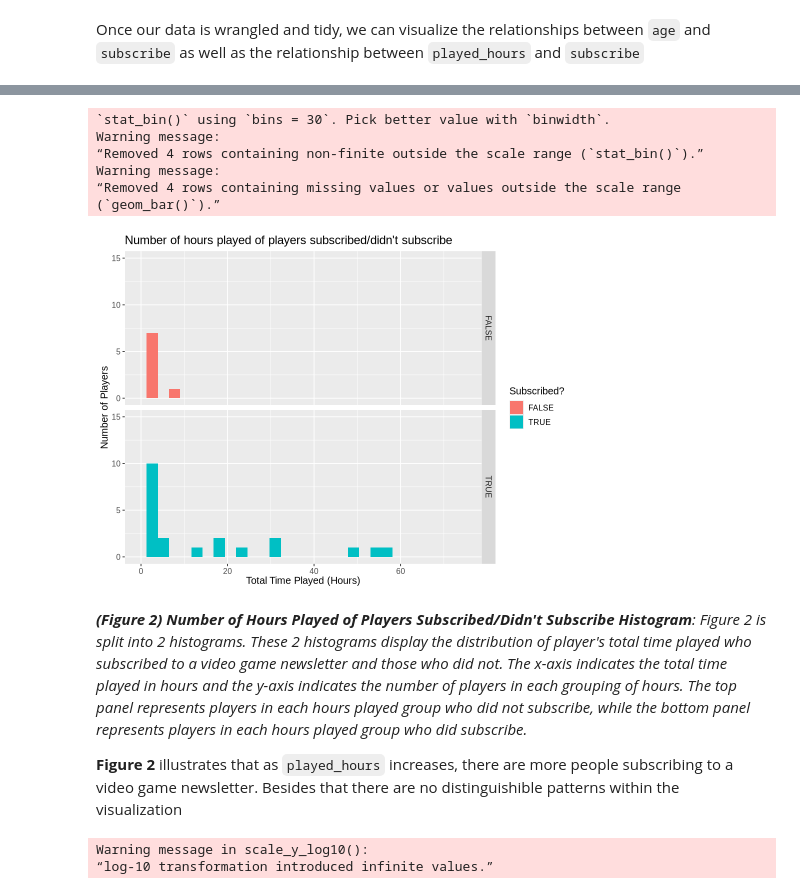
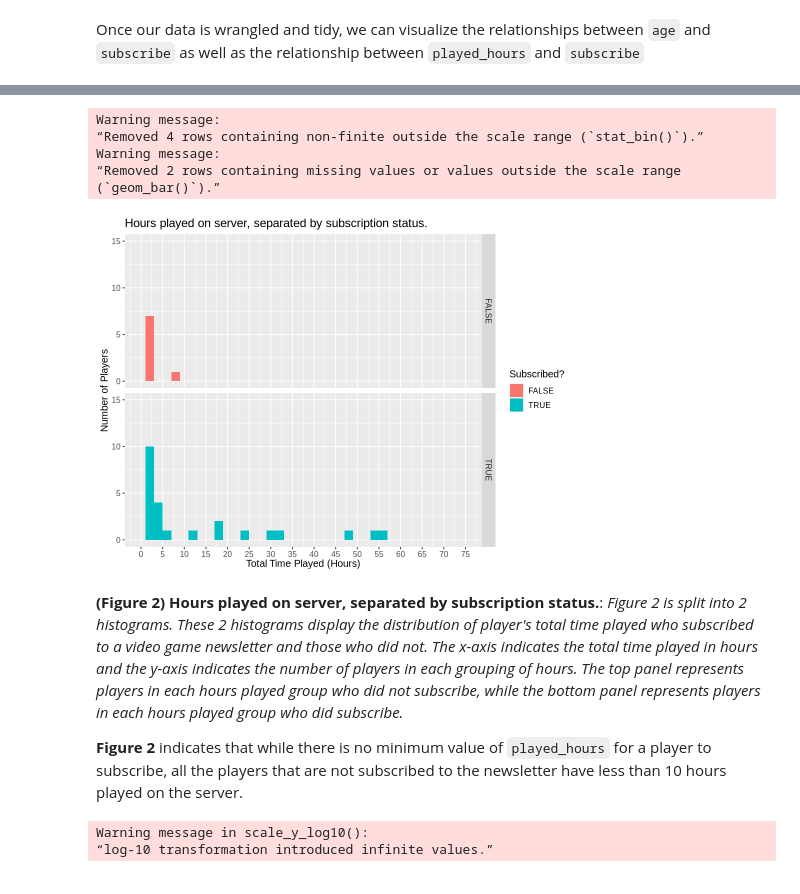
Before and after one commit to ckwok07/DSCI-100-Project-Final-Report, a Jupyter notebook: Project_Final_Report.ipynb, the cells around one changed output, grey strips where cells are left out. Drawn from its saved outputs; the diff is of its cells as text; code cells hidden in the pictures.

```diff
--- a/Project_Final_Report.ipynb
+++ b/Project_Final_Report.ipynb
@@ -168,28 +185,27 @@ From **Figure 1**, we can analyze the relationship between `Age` and `subscribe`
 # %%
 options(repr.plot.width = 8, repr.plot.height = 6)
 
 # Histogram visualization of the relationship between played_hours and subscribe
 players_played_hours_subscribe_plot <- players |>
     ggplot(aes(x = played_hours, fill = subscribe)) +
-    geom_histogram() +
+    geom_histogram(binwidth = 2) +
     facet_grid(rows = vars(subscribe)) +
-    labs(title = "Number of hours played of players subscribed/didn't subscribe", x = "Total Time Played (Hours)" , y = "Number of Players", fill = "Subscribed?") +
-    xlim(c(0, 75)) +
+    labs(title = "Hours played on server, separated by subscription status.", x = "Total Time Played (Hours)" , y = "Number of Players", fill = "Subscribed?") +
+    scale_x_continuous(breaks = seq(0, 75, b = 5), limits = c(0, 75)) +
     ylim(c(0,15)) +
     theme(text = element_text(size = 12))
 players_played_hours_subscribe_plot
 # %% [output]
-`stat_bin()` using `bins = 30`. Pick better value with `binwidth`.
 Warning message:
 “Removed 4 rows containing non-finite outside the scale range (`stat_bin()`).”
 Warning message:
-“Removed 4 rows containing missing values or values outside the scale range
+“Removed 2 rows containing missing values or values outside the scale range
 (`geom_bar()`).”
-[figure, old version]
+[figure, new version]
 # %% [markdown]
-_**(Figure 2) Number of Hours Played of Players Subscribed/Didn't Subscribe Histogram**: Figure 2 is split into 2 histograms. These 2 histograms display the distribution of player's total time played who subscribed to a video game newsletter and those who did not. The x-axis indicates the total time played in hours and the y-axis indicates the number of players in each grouping of hours. The top panel represents players in each hours played group who did not subscribe, while the bottom panel represents players in each hours played group who did subscribe._
+**(Figure 2) Hours played on server, separated by subscription status.**: _Figure 2 is split into 2 histograms. These 2 histograms display the distribution of player's total time played who subscribed to a video game newsletter and those who did not. The x-axis indicates the total time played in hours and the y-axis indicates the number of players in each grouping of hours. The top panel represents players in each hours played group who did not subscribe, while the bottom panel represents players in each hours played group who did subscribe._
 
-**Figure 2** illustrates that as `played_hours` increases, there are more people subscribing to a video game newsletter. Besides that there are no distinguishible patterns within the visualization
+**Figure 2** indicates that while there is no minimum value of `played_hours` for a player to subscribe, all the players that are not subscribed to the newsletter have less than 10 hours played on the server.
 # %%
 # Scatterplot visualization of the relationship between age, played_hours and subscribe
 players_age_played_hours_plot <- players |>
```
Also changed, not shown: parts of 36 cells of this notebook.
